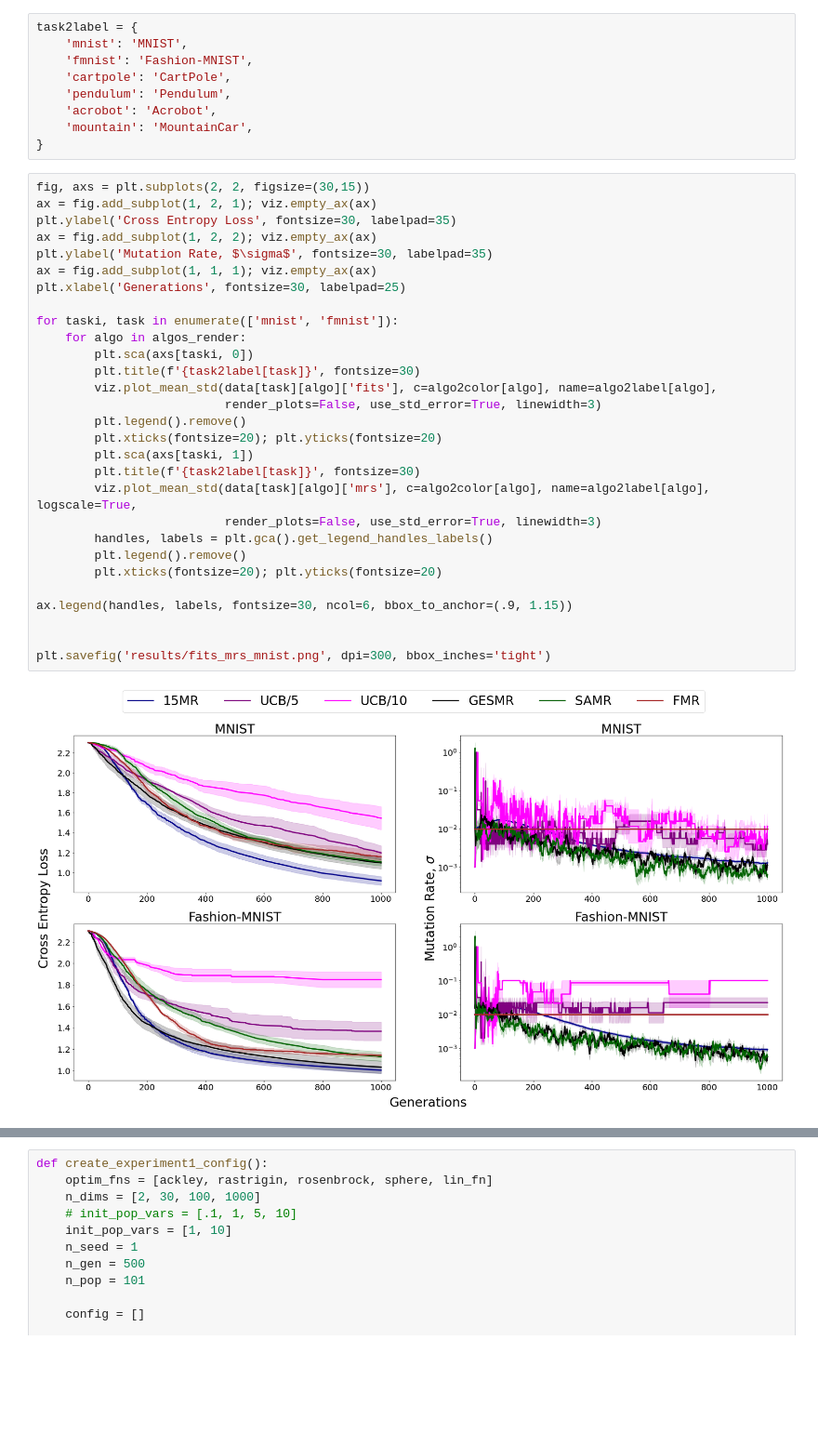
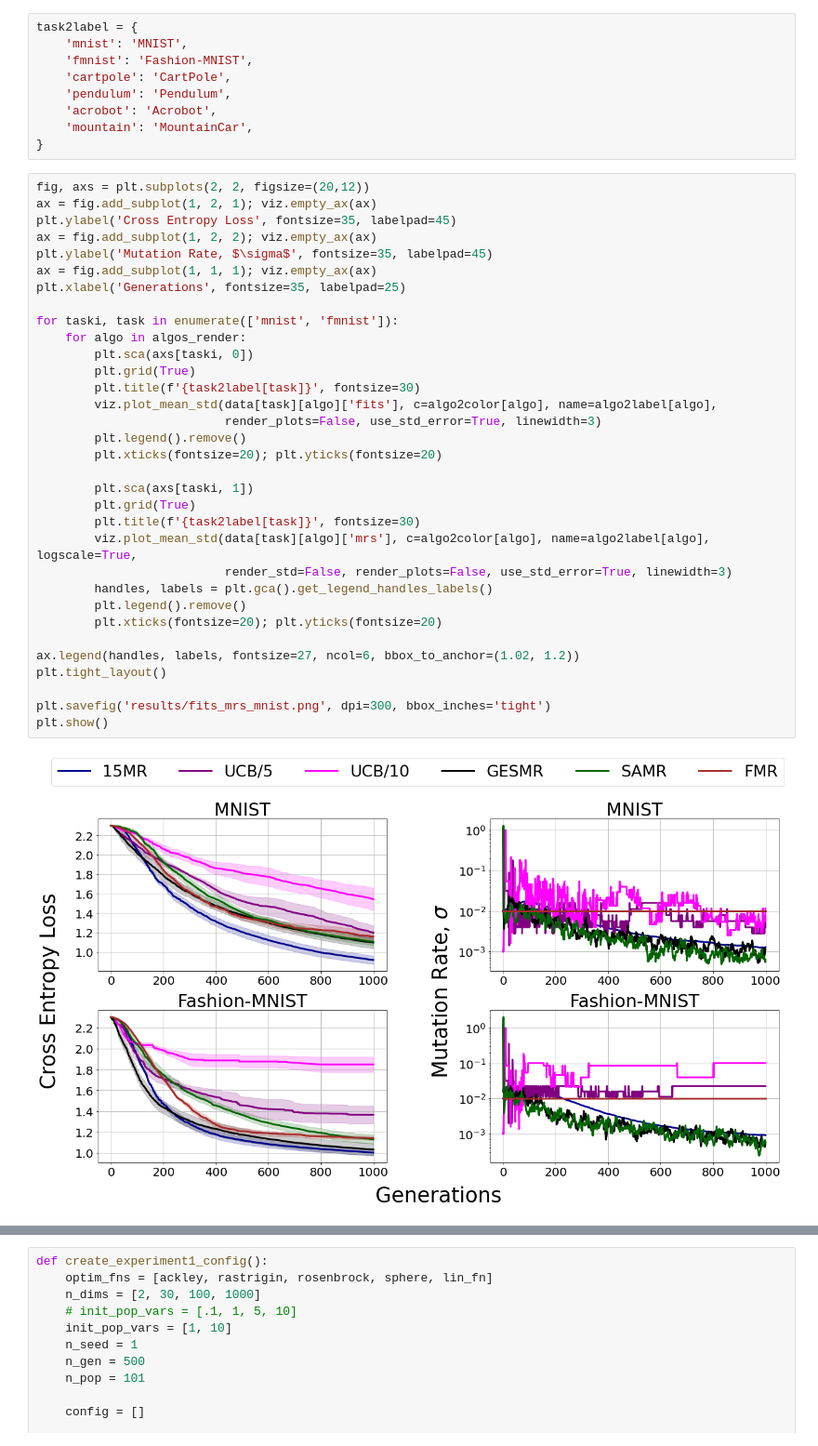
Before and after one commit to akarshkumar0101/evolved-neuroevolution, a Jupyter notebook: paper_nn.ipynb, the cells around one changed output, grey strips where cells are left out. Shown at 93% size. Drawn from its saved outputs; the diff is of its cells as text; blank space fills up the shorter version.

```diff
--- a/paper_nn.ipynb
+++ b/paper_nn.ipynb
@@ -63,33 +63,37 @@ task2label = {
     'mountain': 'MountainCar',
 }
 # %%
-fig, axs = plt.subplots(2, 2, figsize=(30,15))
+fig, axs = plt.subplots(2, 2, figsize=(20,12))
 ax = fig.add_subplot(1, 2, 1); viz.empty_ax(ax)
-plt.ylabel('Cross Entropy Loss', fontsize=30, labelpad=35)
+plt.ylabel('Cross Entropy Loss', fontsize=35, labelpad=45)
 ax = fig.add_subplot(1, 2, 2); viz.empty_ax(ax)
-plt.ylabel('Mutation Rate, $\sigma$', fontsize=30, labelpad=35)
+plt.ylabel('Mutation Rate, $\sigma$', fontsize=35, labelpad=45)
 ax = fig.add_subplot(1, 1, 1); viz.empty_ax(ax)
-plt.xlabel('Generations', fontsize=30, labelpad=25)
+plt.xlabel('Generations', fontsize=35, labelpad=25)
 
 for taski, task in enumerate(['mnist', 'fmnist']):
     for algo in algos_render:
         plt.sca(axs[taski, 0])
+        plt.grid(True)
         plt.title(f'{task2label[task]}', fontsize=30)
         viz.plot_mean_std(data[task][algo]['fits'], c=algo2color[algo], name=algo2label[algo],
                           render_plots=False, use_std_error=True, linewidth=3)
         plt.legend().remove()
         plt.xticks(fontsize=20); plt.yticks(fontsize=20)
+
         plt.sca(axs[taski, 1])
+        plt.grid(True)
         plt.title(f'{task2label[task]}', fontsize=30)
         viz.plot_mean_std(data[task][algo]['mrs'], c=algo2color[algo], name=algo2label[algo], logscale=True,
-                          render_plots=False, use_std_error=True, linewidth=3)
+                          render_std=False, render_plots=False, use_std_error=True, linewidth=3)
         handles, labels = plt.gca().get_legend_handles_labels()
         plt.legend().remove()
         plt.xticks(fontsize=20); plt.yticks(fontsize=20)
 
-ax.legend(handles, labels, fontsize=30, ncol=6, bbox_to_anchor=(.9, 1.15))
-
+ax.legend(handles, labels, fontsize=27, ncol=6, bbox_to_anchor=(1.02, 1.2))
+plt.tight_layout()
 
 plt.savefig('results/fits_mrs_mnist.png', dpi=300, bbox_inches='tight')
+plt.show()
 # %% [output]
-[figure, old version]
+[figure, new version]
```
Also changed, not shown: parts of 2 cells of this notebook, 8 other files.
